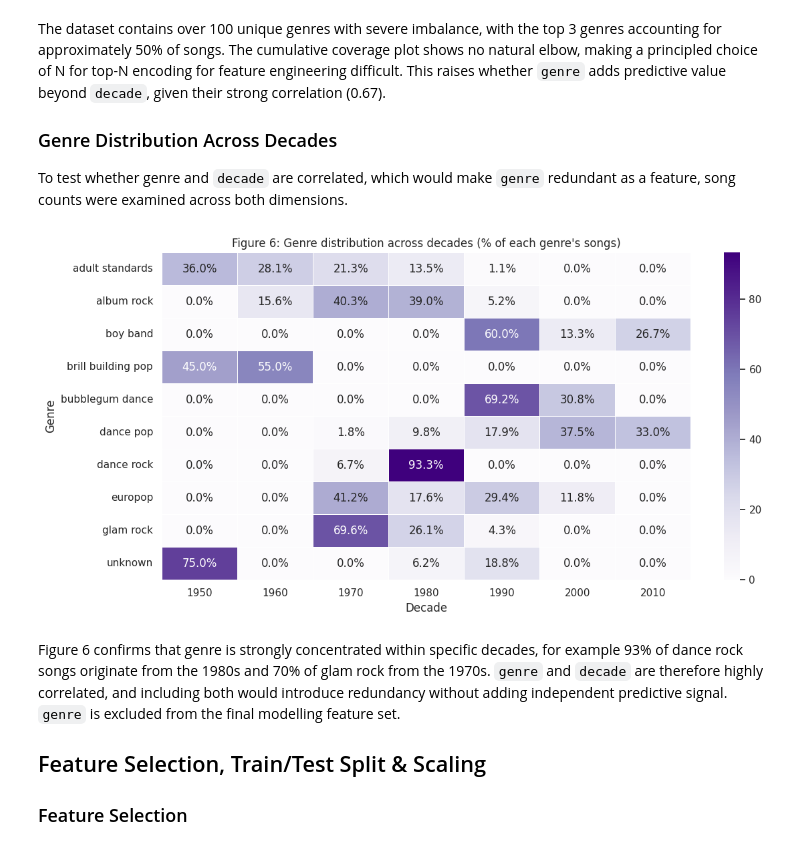
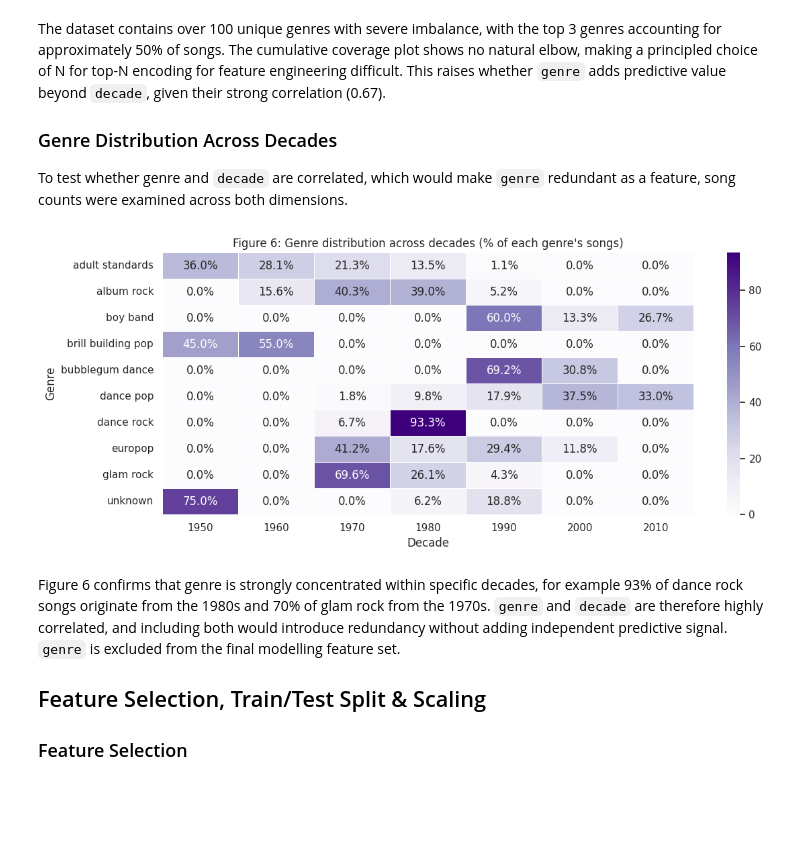
Before and after one commit to r-leeper/scu_spotify_past_decades, a Jupyter notebook: submission_draft.ipynb, the cells around one changed output. Saved outputs shown, nothing was run; the diff lists cells and outputs as text; code cells hidden in the pictures; blank space fills up the shorter version.

```diff
--- a/submission_draft.ipynb
+++ b/submission_draft.ipynb
@@ -308,35 +308,35 @@ To test whether genre and `decade` are correlated, which would make `genre` redu
 
 # Get top 10 genres by count
 top_genres = combined_df["top genre"].value_counts().head(10).index
 
 # Filter to only those genres
 df_genre_decade = combined_df[combined_df["top genre"].isin(top_genres)]
 
 # Create a crosstab of genre vs decade (normalised by genre row)
 crosstab = pd.crosstab(
     df_genre_decade["top genre"],
     df_genre_decade["decade"],
     normalize="index"  # each row sums to 1 — shows distribution across decades
 ) * 100  # as percentages
 
 # Format annotations with a % sign appended
 annot = crosstab.round(1).astype(str) + "%"
 
-fig, ax = plt.subplots(figsize=(12, 6))  # new fig size for better visibility
+fig, ax = plt.subplots(figsize=(12, 5))  # new fig size for better visibility
 sns.heatmap(
     crosstab,
     annot=annot, fmt="",
     cmap="Purples",
     linewidths=0.5,
     ax=ax
 )
 ax.set_title("Figure 6: Genre distribution across decades (% of each genre's songs)")
 ax.set_xlabel("Decade")
 ax.set_ylabel("Genre")
 plt.tight_layout()
 plt.show()
 # %% [output]
-[figure, old version]
+[figure, new version]
 # %% [markdown]
 Figure 6 confirms that genre is strongly concentrated within specific decades, for example 93% of dance rock songs originate from the 1980s and 70% of glam rock from the 1970s. `genre` and `decade` are therefore highly correlated, and including both would introduce redundancy without adding independent predictive signal. `genre` is excluded from the final modelling feature set.
 ## Feature Selection, Train/Test Split & Scaling
```
Also changed, not shown: parts of 9 cells of this notebook.
